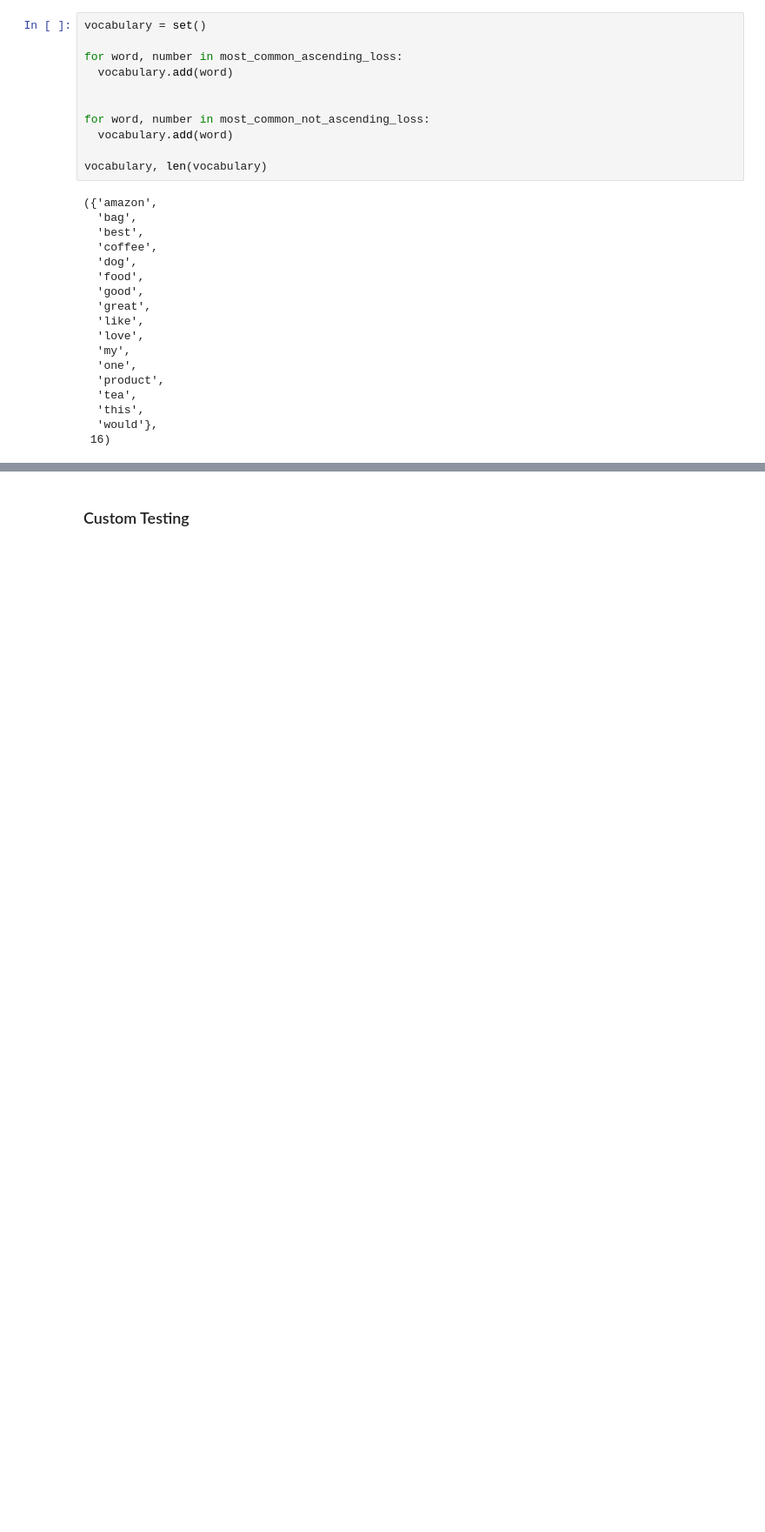
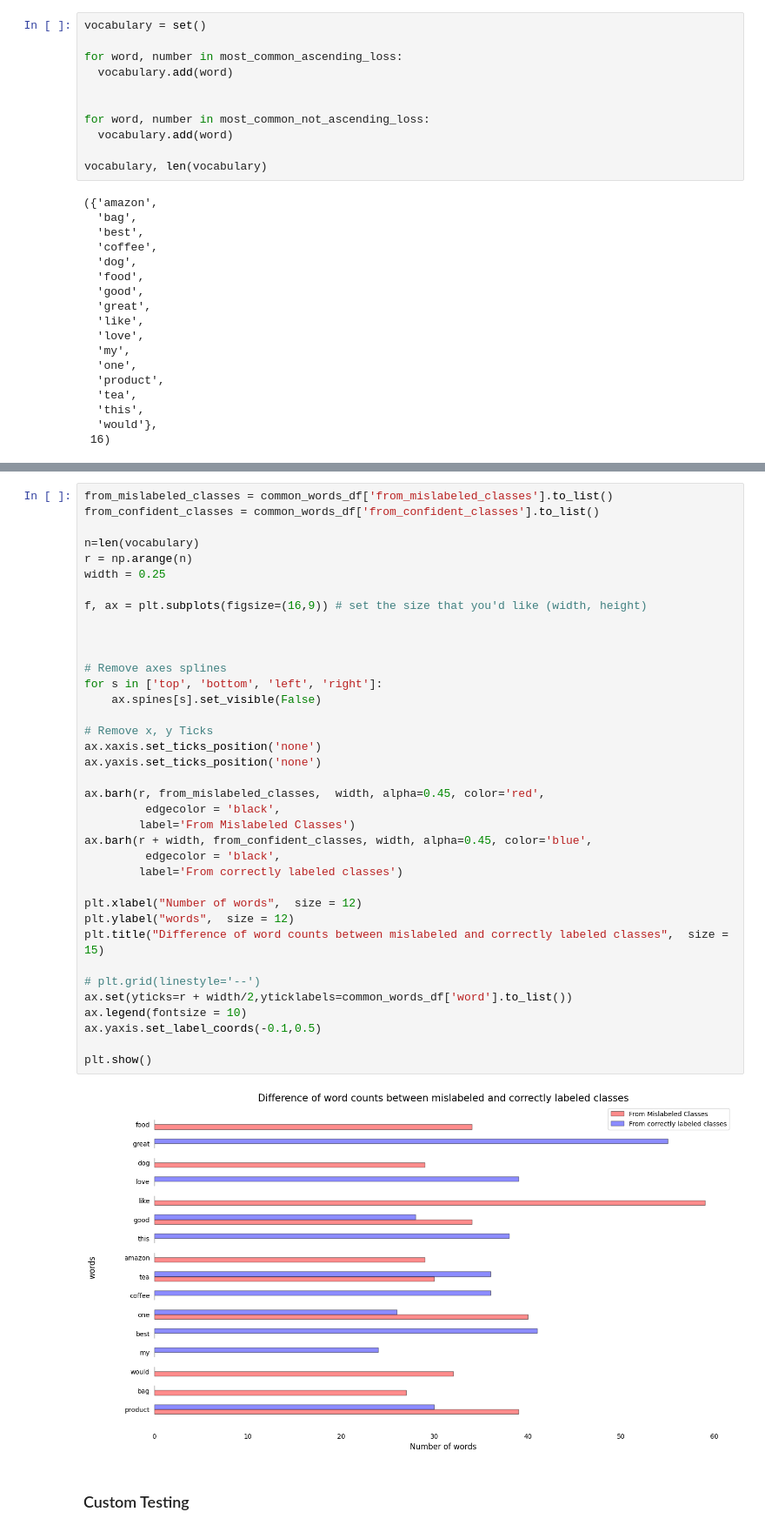
Before and after one commit to MarioAvolio/Amazon-Fine-Foods-reviews-Transformers-Text-Classification, a Jupyter notebook: Amazon_Fine_Food_Review_Text_Classification_with_Transformers.ipynb, the cells around one changed output, grey strips where cells are left out. Shown at 87% size. Saved outputs shown, nothing was run; the diff lists cells and outputs as text; blank space fills up the shorter version.

```diff
--- a/Amazon_Fine_Food_Review_Text_Classification_with_Transformers.ipynb
+++ b/Amazon_Fine_Food_Review_Text_Classification_with_Transformers.ipynb
@@ -1386,3 +1398,42 @@ plt.show()
+# %%
+from_mislabeled_classes = common_words_df['from_mislabeled_classes'].to_list()
+from_confident_classes = common_words_df['from_confident_classes'].to_list()
+
+n=len(vocabulary)
+r = np.arange(n)
+width = 0.25
+
+f, ax = plt.subplots(figsize=(16,9)) # set the size that you'd like (width, height)
+
+
+
+# Remove axes splines
+for s in ['top', 'bottom', 'left', 'right']:
+    ax.spines[s].set_visible(False)
+
+# Remove x, y Ticks
+ax.xaxis.set_ticks_position('none')
+ax.yaxis.set_ticks_position('none')
+
+ax.barh(r, from_mislabeled_classes,  width, alpha=0.45, color='red',
+         edgecolor = 'black',
+        label='From Mislabeled Classes')
+ax.barh(r + width, from_confident_classes, width, alpha=0.45, color='blue',
+         edgecolor = 'black',
+        label='From correctly labeled classes')
+
+plt.xlabel("Number of words",  size = 12)
+plt.ylabel("words",  size = 12)
+plt.title("Difference of word counts between mislabeled and correctly labeled classes",  size = 15)
+
+# plt.grid(linestyle='--')
+ax.set(yticks=r + width/2,yticklabels=common_words_df['word'].to_list())
+ax.legend(fontsize = 10)
+ax.yaxis.set_label_coords(-0.1,0.5)
+
+plt.show()
+# %% [output]
+[figure, added]
 # %% [markdown]
 ### Custom Testing
 # %%
```
Also changed, not shown: parts of 15 cells of this notebook.
